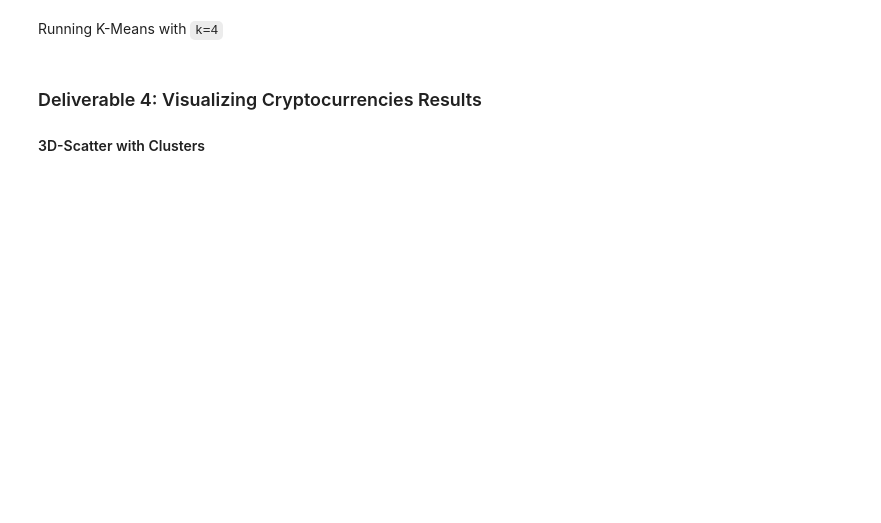
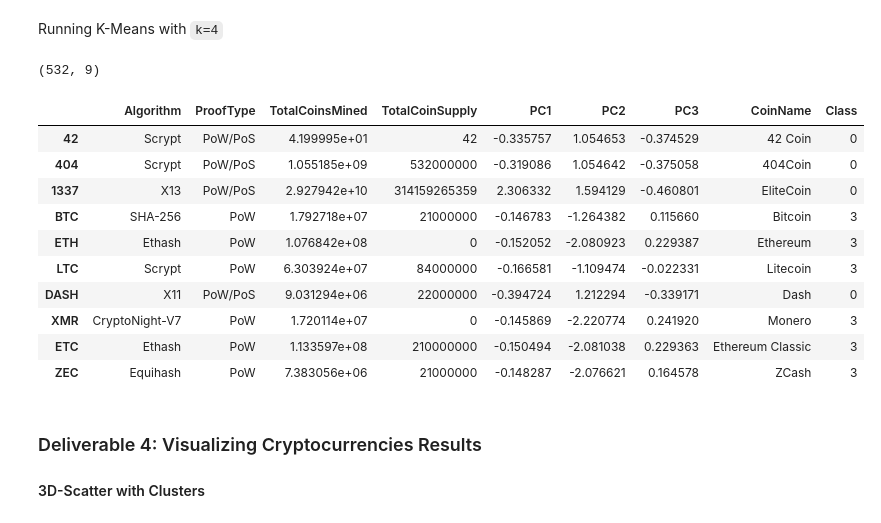
Before and after one commit to itochax23/Cryptocurrencies, a Jupyter notebook: crypto_clustering.ipynb, the cells around one changed output. Cells and saved outputs as stored; diff of their text form; code cells hidden in the pictures; blank space fills up the shorter version.

```diff
--- a/crypto_clustering.ipynb
+++ b/crypto_clustering.ipynb
@@ -186,0 +184,13 @@ pcs_df
+# %%
+# Create an elbow curve to find the best value for K.
+inertia = []
+k = list(range(1, 11))
+# Calculate the inertia for the range of K values
+for i in k:
+   km = KMeans(n_clusters=i, random_state=0)
+   km.fit(pcs_df)
+   inertia.append(km.inertia_)
+
+elbow_data = {"k":k,"inertia":inertia}
+df_elbow = pd.DataFrame(elbow_data)
+df_elbow.hvplot.line(x="k",y="inertia",xticks=k,title="Elbow Curve")
@@ -188,27 +200,40 @@ pcs_df
 Running K-Means with `k=4`
 # %%
 # Initialize the K-Means model.
-# YOUR CODE HERE
+model = KMeans(n_clusters=4, random_state=0)
 
 # Fit the model
-# YOUR CODE HERE
+model.fit(pcs_df)
 
 # Predict clusters
-# YOUR CODE HERE
+predictions = model.predict(pcs_df)
 # %%
 # Create a new DataFrame including predicted clusters and cryptocurrencies features.
 # Concatentate the crypto_df and pcs_df DataFrames on the same columns.
-# YOUR CODE HERE
+clustered_df = pd.concat([df_crypto,pcs_df],axis =1)
 
 #  Add a new column, "CoinName" to the clustered_df DataFrame that holds the names of the cryptocurrencies.
-# YOUR CODE HERE
+clustered_df['CoinName'] = names_df['CoinName']
 
 #  Add a new column, "Class" to the clustered_df DataFrame that holds the predictions.
-# YOUR CODE HERE
+clustered_df["Class"]= model.labels_
 
 # Print the shape of the clustered_df
 print(clustered_df.shape)
 clustered_df.head(10)
+# %% [output]
+(532, 9)
+|  | Algorithm | ProofType | TotalCoinsMined | TotalCoinSupply | PC1 | PC2 | PC3 | CoinName | Class |
+| 42 | Scrypt | PoW/PoS | 4.199995e+01 | 42 | -0.335757 | 1.054653 | -0.374529 | 42 Coin | 0 |
+| 404 | Scrypt | PoW/PoS | 1.055185e+09 | 532000000 | -0.319086 | 1.054642 | -0.375058 | 404Coin | 0 |
+| 1337 | X13 | PoW/PoS | 2.927942e+10 | 314159265359 | 2.306332 | 1.594129 | -0.460801 | EliteCoin | 0 |
+| BTC | SHA-256 | PoW | 1.792718e+07 | 21000000 | -0.146783 | -1.264382 | 0.115660 | Bitcoin | 3 |
+| ETH | Ethash | PoW | 1.076842e+08 | 0 | -0.152052 | -2.080923 | 0.229387 | Ethereum | 3 |
+| LTC | Scrypt | PoW | 6.303924e+07 | 84000000 | -0.166581 | -1.109474 | -0.022331 | Litecoin | 3 |
+| DASH | X11 | PoW/PoS | 9.031294e+06 | 22000000 | -0.394724 | 1.212294 | -0.339171 | Dash | 0 |
+| XMR | CryptoNight-V7 | PoW | 1.720114e+07 | 0 | -0.145869 | -2.220774 | 0.241920 | Monero | 3 |
+| ETC | Ethash | PoW | 1.133597e+08 | 210000000 | -0.150494 | -2.081038 | 0.229363 | Ethereum Classic | 3 |
+| ZEC | Equihash | PoW | 7.383056e+06 | 21000000 | -0.148287 | -2.076621 | 0.164578 | ZCash | 3 |
 # %% [markdown]
 ### Deliverable 4: Visualizing Cryptocurrencies Results
 
```
Also changed, not shown: parts of 2 cells of this notebook.
